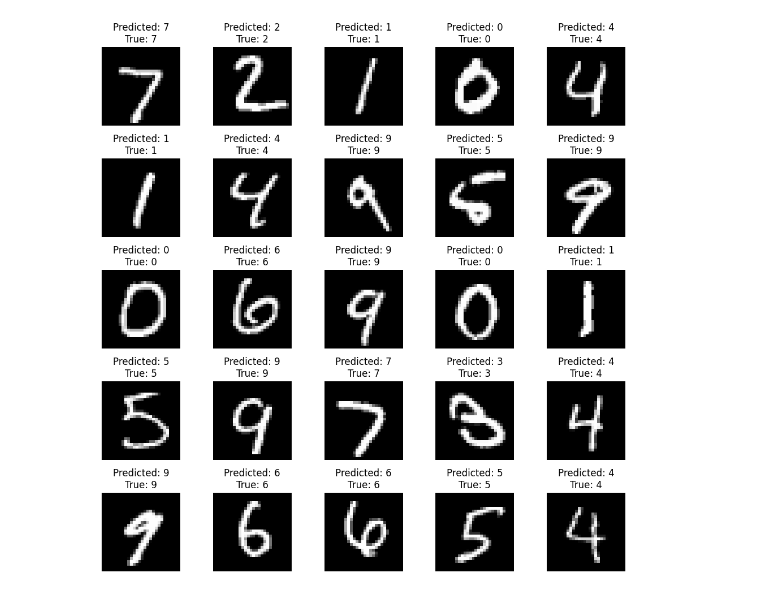
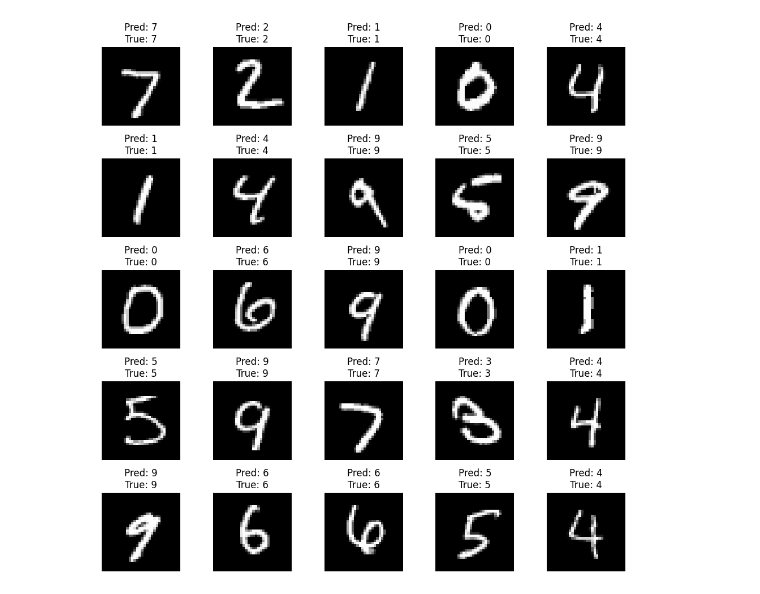
Before and after one commit to Fragoa/convolutional-networks-lenet-mnist, a Jupyter notebook: LeeNet.ipynb, the cells around one changed output. Saved outputs shown, nothing was run; the diff lists cells and outputs as text; code cells hidden in the pictures.

```diff
--- a/LeeNet.ipynb
+++ b/LeeNet.ipynb
@@ -68,3 +42,37 @@ def create_lenet():
+# %%
+def create_lenet():
+    model = models.Sequential()
+
+    # Input Layer: 32x32 grayscale image
+    model.add(layers.Input(shape=(32, 32, 1)))
+
+    # C1: Convolutional Layer (6 filters, 5x5 kernel, tanh activation)
+    model.add(layers.Conv2D(filters=6, kernel_size=(5, 5), activation='tanh'))
+
+    # S2: Average Pooling Layer (2x2, stride=2, tanh activation)
+    model.add(layers.AveragePooling2D(pool_size=(2, 2), strides=2))
+    model.add(layers.Activation('tanh'))
+
+    # C3: Convolutional Layer (16 filters, 5x5 kernel, tanh activation)
+    model.add(layers.Conv2D(filters=16, kernel_size=(5, 5), activation='tanh'))
+
+    # S4: Average Pooling Layer (2x2, stride=2, tanh activation)
+    model.add(layers.AveragePooling2D(pool_size=(2, 2), strides=2))
+    model.add(layers.Activation('tanh'))
+
+    # C5: Convolutional Layer (120 filters, 5x5 kernel, tanh activation)
+    model.add(layers.Conv2D(filters=120, kernel_size=(5, 5), activation='tanh'))
+
+    # Flatten the output to feed into the dense layers
+    model.add(layers.Flatten())
+
+    # F6: Fully Connected Layer (84 units, tanh activation)
+    model.add(layers.Dense(units=84, activation='tanh'))
+
+    # Output Layer: 10 units (for classification), softmax activation
+    model.add(layers.Dense(units=10, activation='softmax'))
+
+    return model
 # %%
 lenet_model = create_lenet()
 
@@ -159,13 +159,15 @@ plt.show()
 # %%
-predictions = lenet_model.predict(test_images[:25])
+test_images_np = test_images.numpy() if isinstance(test_images, tf.Tensor) else test_images
+
+predictions = lenet_model.predict(test_images_np[:25])
 predicted_labels = np.argmax(predictions, axis=1)
 true_labels = np.argmax(test_labels[:25], axis=1)
 
 plt.figure(figsize=(10, 10))
 for i in range(25):
     plt.subplot(5, 5, i + 1)
-    plt.imshow(test_images[i].reshape(28, 28), cmap='gray')
-    plt.title(f"Predicted: {predicted_labels[i]}\nTrue: {true_labels[i]}")
+    plt.imshow(test_images_np[i].squeeze(), cmap='gray')
+    plt.title(f"Pred: {predicted_labels[i]}\nTrue: {true_labels[i]}")
     plt.axis('off')
 plt.tight_layout()
 plt.show()
@@ -174 +176 @@ plt.show()
-[figure, old version]
+[figure, new version]
```
Also changed, not shown: parts of 6 cells of this notebook.
